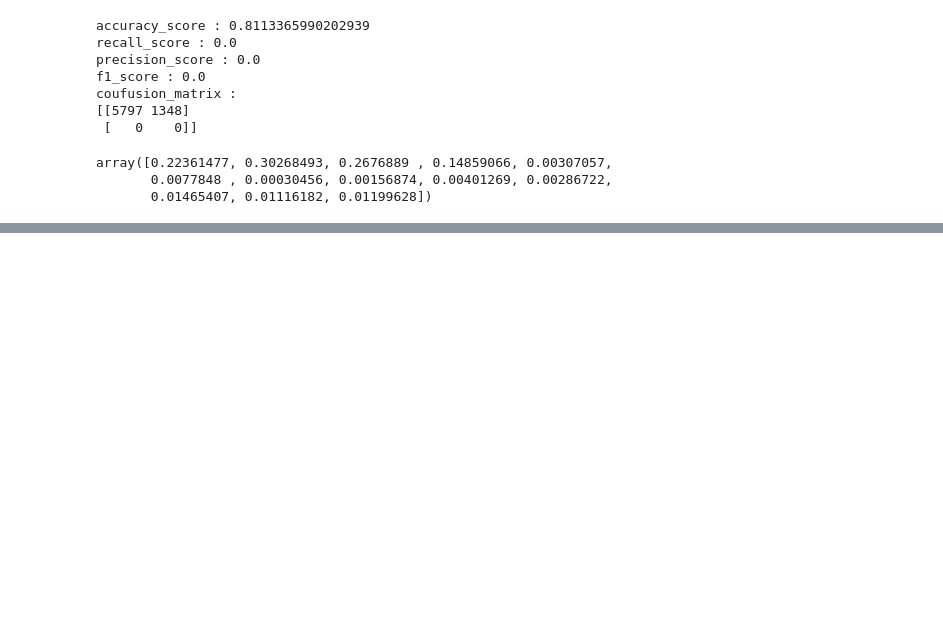
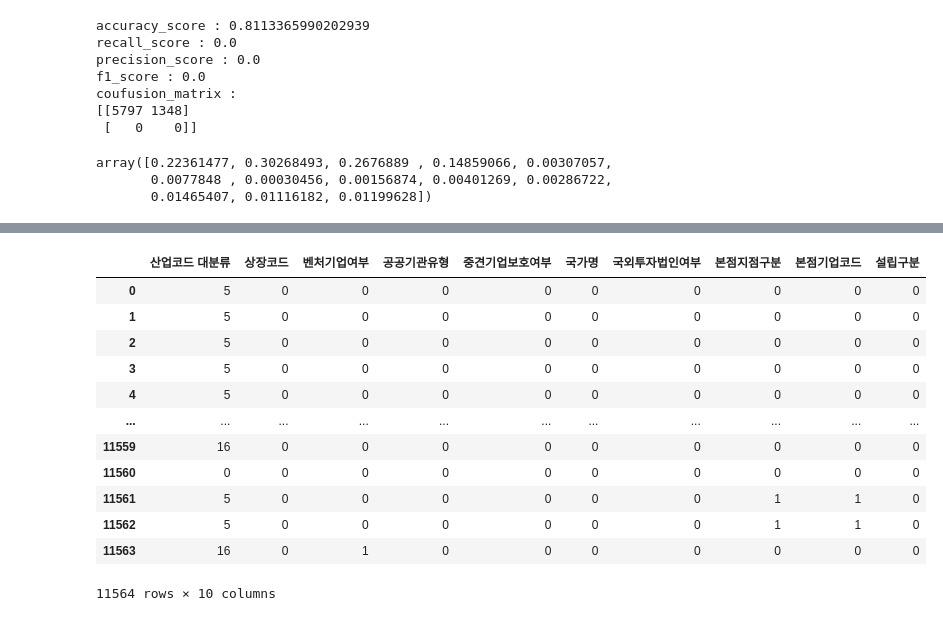
Before and after one commit to YoonJiHwan98/numble_repo, a Jupyter notebook: code/RandomForest_feature_engineering_test.ipynb, the cells around one changed output, grey strips where cells are left out. Drawn from its saved outputs; the diff is of its cells as text; code cells hidden in the pictures; blank space fills up the shorter version.

```diff
--- a/code/RandomForest_feature_engineering_test.ipynb
+++ b/code/RandomForest_feature_engineering_test.ipynb
@@ -546,0 +547,2 @@ array([0.22361477, 0.30268493, 0.2676889 , 0.14859066, 0.00307057,
+# %%
+df_corp = pd.read_csv(r'C:\Users\yoon9\Documents\GitHub\numble_repo\data\company_info_final+corp.csv',encoding='cp949')
@@ -546,0 +583,20 @@ array([0.22361477, 0.30268493, 0.2676889 , 0.14859066, 0.00307057,
+# %%
+X_label_corp = cat_all_corp.copy()
+lab_encoder_corp = LabelEncoder()  #순서가 있는 카테고리형
+for name in cat_all_corp.columns:
+    X_label_corp[name] = lab_encoder_corp.fit_transform(cat_all_corp[name])
+X_label_corp
+# %% [output]
+|  | 산업코드 대분류 | 상장코드 | 벤처기업여부 | 공공기관유형 | 중견기업보호여부 | 국가명 | 국외투자법인여부 | 본점지점구분 | 본점기업코드 | 설립구분 |
+| 0 | 5 | 0 | 0 | 0 | 0 | 0 | 0 | 0 | 0 | 0 |
+| 1 | 5 | 0 | 0 | 0 | 0 | 0 | 0 | 0 | 0 | 0 |
+| 2 | 5 | 0 | 0 | 0 | 0 | 0 | 0 | 0 | 0 | 0 |
+| 3 | 5 | 0 | 0 | 0 | 0 | 0 | 0 | 0 | 0 | 0 |
+| 4 | 5 | 0 | 0 | 0 | 0 | 0 | 0 | 0 | 0 | 0 |
+| ... | ... | ... | ... | ... | ... | ... | ... | ... | ... | ... |
+| 11559 | 16 | 0 | 0 | 0 | 0 | 0 | 0 | 0 | 0 | 0 |
+| 11560 | 0 | 0 | 0 | 0 | 0 | 0 | 0 | 0 | 0 | 0 |
+| 11561 | 5 | 0 | 0 | 0 | 0 | 0 | 0 | 1 | 1 | 0 |
+| 11562 | 5 | 0 | 0 | 0 | 0 | 0 | 0 | 1 | 1 | 0 |
+| 11563 | 16 | 0 | 1 | 0 | 0 | 0 | 0 | 0 | 0 | 0 |
+11564 rows × 10 columns
```
Also changed, not shown: parts of 18 cells of this notebook, 3 other files.
